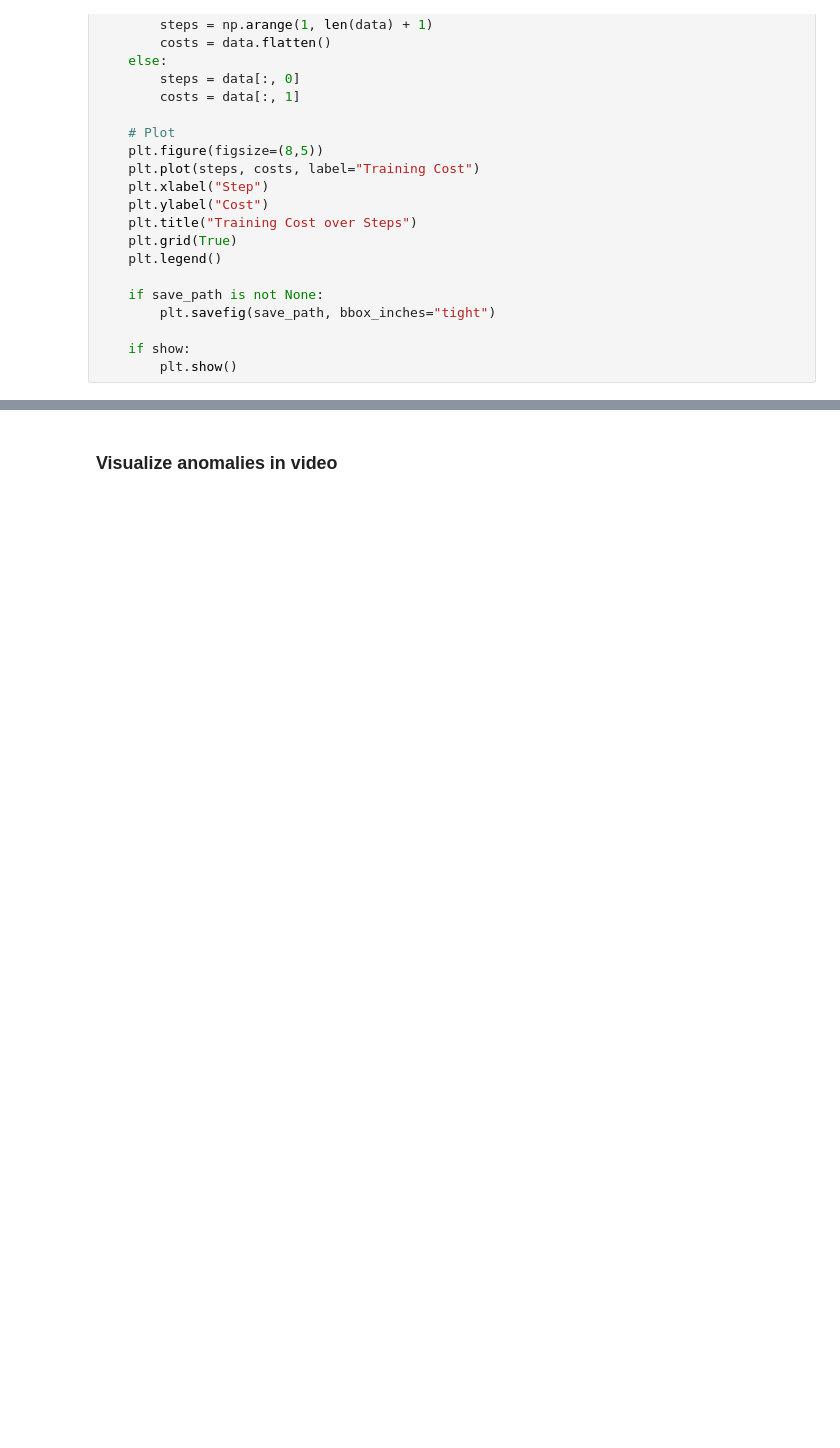
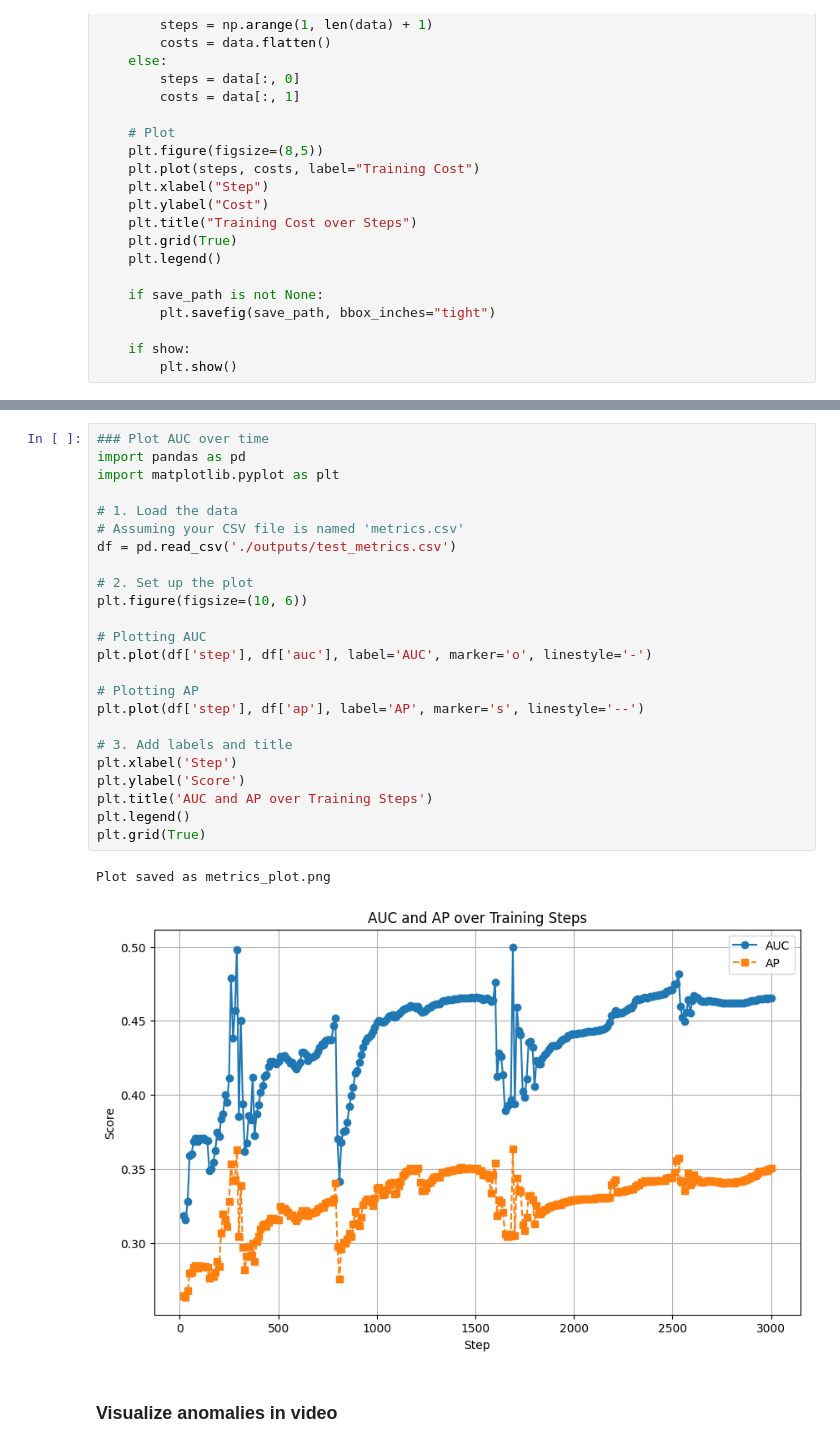
Before and after one commit to juandchu/UR-DMU, a Jupyter notebook: plots.ipynb, the cells around one changed output, grey strips where cells are left out. Drawn from its saved outputs; the diff is of its cells as text; blank space fills up the shorter version.

```diff
--- a/plots.ipynb
+++ b/plots.ipynb
@@ -50,3 +50,30 @@ plot_training_cost(csv_path)
+# %%
+### Plot AUC over time
+import pandas as pd
+import matplotlib.pyplot as plt
+
+# 1. Load the data
+# Assuming your CSV file is named 'metrics.csv'
+df = pd.read_csv('./outputs/test_metrics.csv')
+
+# 2. Set up the plot
+plt.figure(figsize=(10, 6))
+
+# Plotting AUC
+plt.plot(df['step'], df['auc'], label='AUC', marker='o', linestyle='-')
+
+# Plotting AP
+plt.plot(df['step'], df['ap'], label='AP', marker='s', linestyle='--')
+
+# 3. Add labels and title
+plt.xlabel('Step')
+plt.ylabel('Score')
+plt.title('AUC and AP over Training Steps')
+plt.legend()
+plt.grid(True)
+# %% [output]
+Plot saved as metrics_plot.png
+[figure, added]
 # %% [markdown]
 ### Visualize anomalies in video
 # %%
```
Also changed, not shown: parts of 4 cells of this notebook, 21 other files.
